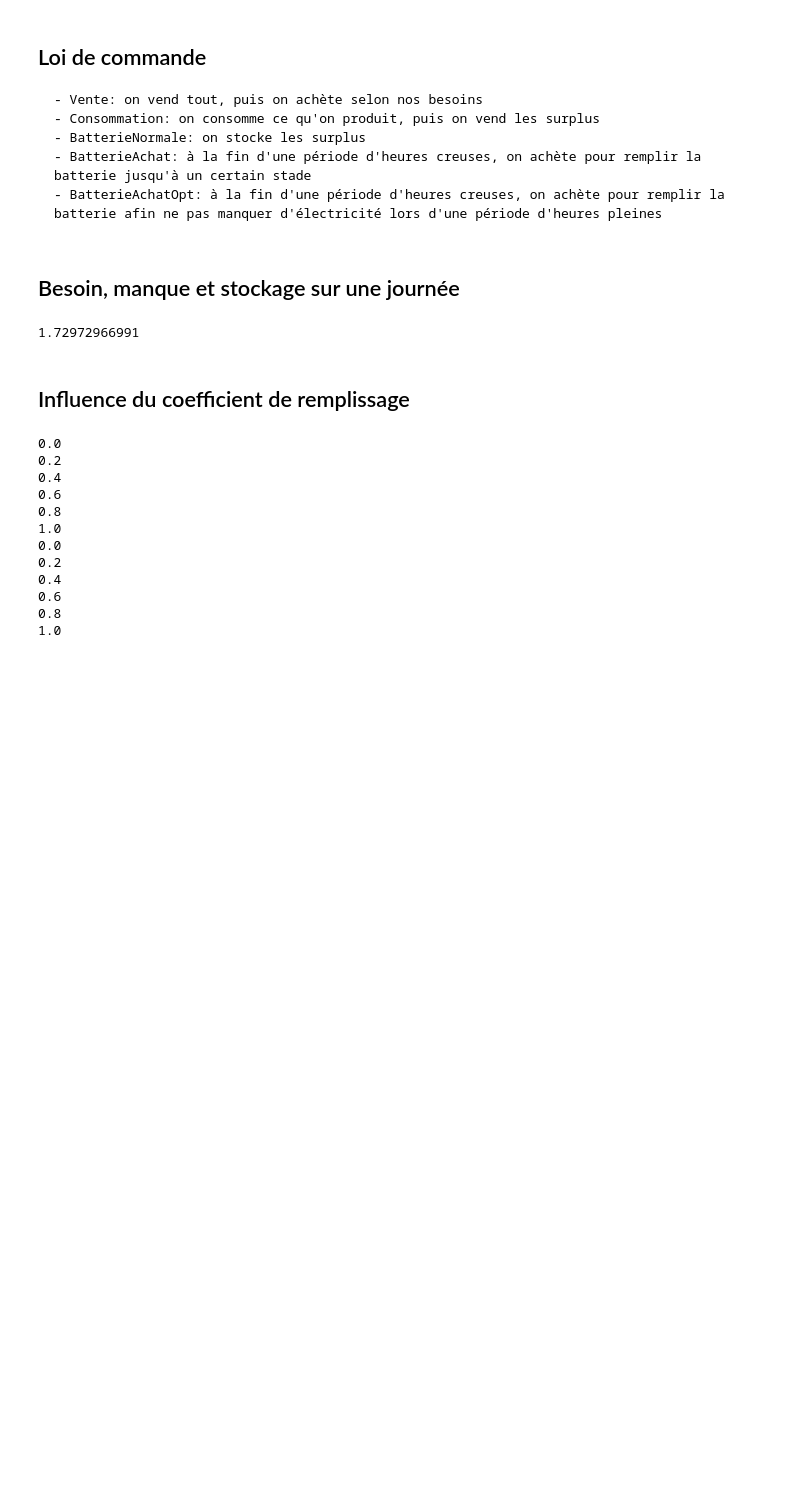
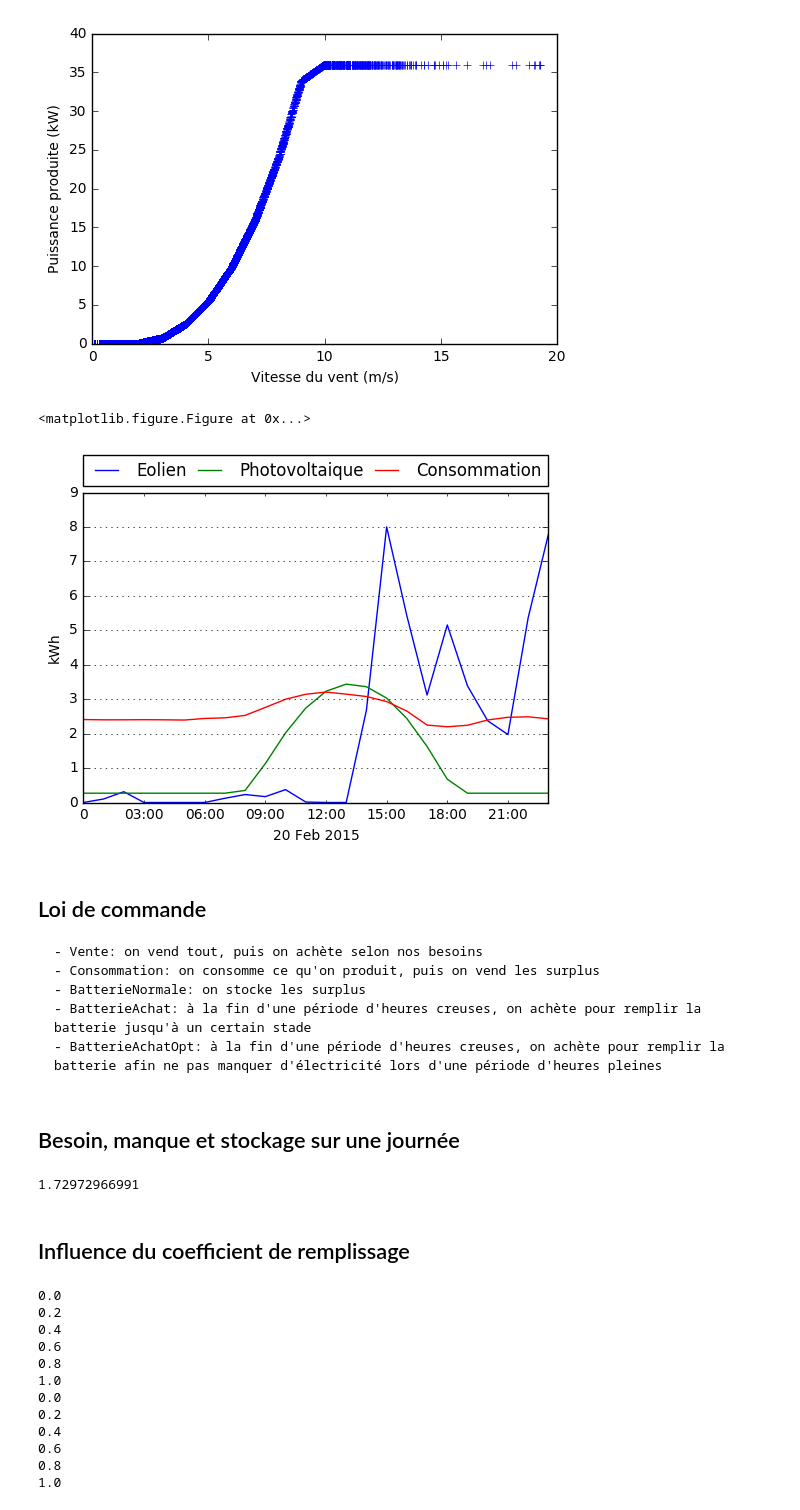
Before and after one commit to guhur/prod-electricite, a Jupyter notebook: simulations.ipynb, the cells around one changed output. Saved outputs shown, nothing was run; the diff lists cells and outputs as text; code cells hidden in the pictures; blank space fills up the shorter version.

```diff
--- a/simulations.ipynb
+++ b/simulations.ipynb
@@ -192,40 +232,45 @@ P2 = -4.7e-3 #deviation en temperatrue
 P3 = 45e-3 #gain supplémentaire
 Tref = 24
 NOCT = 43
-bale["prod-pv"] = P1*( 1 + P2*(bale["radiation"]* (NOCT-20)/800))*(P3+bale["radiation"])
-period = (bale.index.month == 6) & (bale.index.day == 30)
+bale["prod-pv"] = P1*( 1 + P2*(bale["Shortwave Radiation - backwards"]*1e-3* \
+                        (NOCT-20)/800))*(P3+bale["Shortwave Radiation - backwards"]*1e-3)
+period = (bale.index.month == 2) & (bale.index.day == 20) & (bale.index.year == 2015)
 
 # F180-50
 # puissance = np.ones(20)* 50.0
 # puissance[:10]= [0,0,1,2.16,5.12,9.5,15.55, 23.52, 33.65, 45.0]
 # Modele F100-10
 puissance = np.ones(20)* 10.0
 
 # Modele F180-36
 puissance = np.ones(20)* 36.0
 puissance[:10]= [0,0,0,0.68,2.5, 5.45, 9.85, 15.9, 23.85, 33.9]
 plt.figure()
-bale['prod-eol'] = np.interp( bale['vent'].values, np.arange(20.0)*3.6, puissance)
-ax = plt.plot(bale['vent'], bale['prod-eol'].values, '+')
+bale['prod-eol'] = np.interp( bale['Wind speed'].values, np.arange(20.0), puissance)
+ax = plt.plot(bale['Wind speed'], bale['prod-eol'].values, '+')
 plt.xlabel("Vitesse du vent (m/s)")
 plt.ylabel("Puissance produite (kW)")
 plt.show()
 
 
 plt.figure()
 ax = bale[period].plot(y='prod-eol', label="Eolien")
 bale[period].plot(y="prod-pv", label="Photovoltaique", ax=ax)
 bale[period].plot(y="consommation", label="Consommation", ax=ax)
 ax.legend(bbox_to_anchor=(0., 1.02, 1., .102), loc=3,
            ncol=3, mode="expand", borderaxespad=0.)
 ax = plt.gca()
 ax.yaxis.grid()
 plt.xlabel(bale[period].index[0].strftime("%d %b %Y"))
 plt.ylabel("kWh")
 ticklabels = ['']*len( bale[period].index)
 ticklabels[::3] = [item.strftime('%-H') for item in  bale[period].index[::3]]
 ax.xaxis.set_major_formatter(matplotlib.ticker.FixedFormatter(ticklabels))
 # ax.gcf().autofmt_xdate()
+# %% [output]
+[figure, added]
+<matplotlib.figure.Figure at 0x...>
+[figure, added]
 # %% [markdown]
 ## Loi de commande
     - Vente: on vend tout, puis on achète selon nos besoins
```
Also changed, not shown: parts of 18 cells of this notebook, 1 other file.
